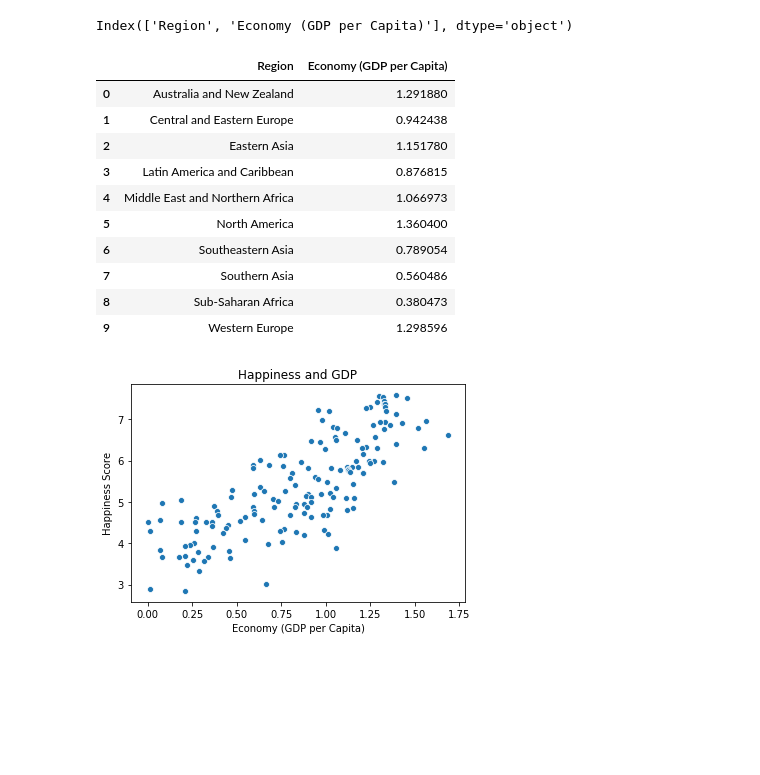
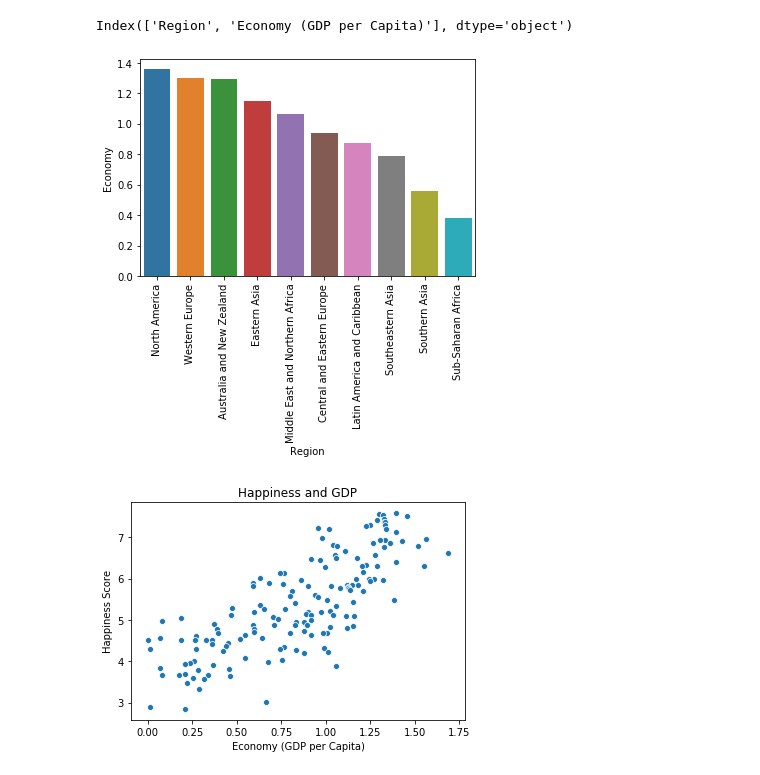
Before and after one commit to ipatel467/Happiness-Index, a Jupyter notebook: Index.ipynb, the cells around one changed output. Cells and saved outputs as stored; diff of their text form; code cells hidden in the pictures; blank space fills up the shorter version.

```diff
--- a/Index.ipynb
+++ b/Index.ipynb
@@ -155,19 +165,14 @@ df15_grouped.columns
 # %% [output]
 Index(['Region', 'Economy (GDP per Capita)'], dtype='object')
 # %%
-df15_grouped.rename({'':''},axis=1)
+df15_grouped.rename({'Economy (GDP per Capita)':'Economy'},axis=1, inplace=True)
-# %% [output]
-|  | Region | Economy (GDP per Capita) |
-| 0 | Australia and New Zealand | 1.291880 |
-| 1 | Central and Eastern Europe | 0.942438 |
-| 2 | Eastern Asia | 1.151780 |
-| 3 | Latin America and Caribbean | 0.876815 |
-| 4 | Middle East and Northern Africa | 1.066973 |
-| 5 | North America | 1.360400 |
-| 6 | Southeastern Asia | 0.789054 |
-| 7 | Southern Asia | 0.560486 |
-| 8 | Sub-Saharan Africa | 0.380473 |
-| 9 | Western Europe | 1.298596 |
+# %%
+df15_grouped.sort_values(by = 'Economy', ascending = False, inplace=True)
+# %%
+sns.barplot(data=df15_grouped, x='Region', y='Economy')
+plt.xticks(rotation=90);
+# %% [output]
+[figure, added]
 # %%
 sns.scatterplot(data = df15, y ='Happiness Score' , x = 'Economy (GDP per Capita)')
 plt.title('Happiness and GDP');
```
Also changed, not shown: parts of 5 cells of this notebook.
